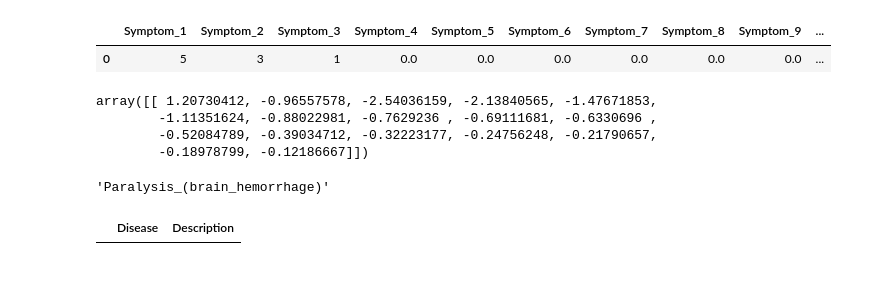
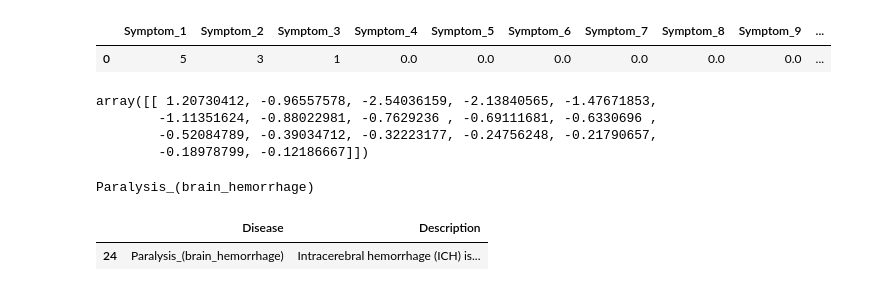
Before and after one commit to TheBlueZayn/Disease-Symptom-Prediction, a Jupyter notebook: sympt.ipynb, the cells around one changed output. Drawn from its saved outputs; the diff is of its cells as text; code cells hidden in the pictures.

```diff
--- a/sympt.ipynb
+++ b/sympt.ipynb
@@ -303,13 +309,15 @@ array([[ 1.20730412, -0.96557578, -2.54036159, -2.13840565, -1.47671853,
         -0.18978799, -0.12186667]])
 # %%
 d = rfc_classifier.predict(standardized_test).item()
-d
+d = d.strip().replace(" ", "_")
+print(d)
 # %% [output]
-'Paralysis_(brain_hemorrhage)'
+Paralysis_(brain_hemorrhage)
 # %%
-df_2[df_2["Disease"] == d]
+df_2[df_2["Disease"] == "Paralysis_(brain_hemorrhage)"]
 # %% [output]
 |  | Disease | Description |
+| 24 | Paralysis_(brain_hemorrhage) | Intracerebral hemorrhage (ICH) is... |
 # %%
 drug_info(d)
 # %% [output]
```
Also changed, not shown: parts of 6 cells of this notebook, 2 other files.
